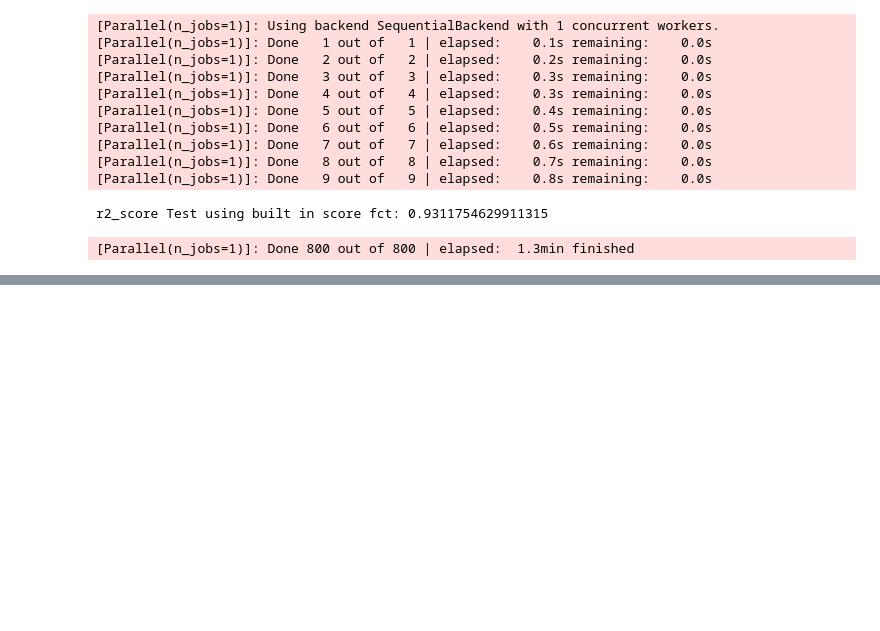
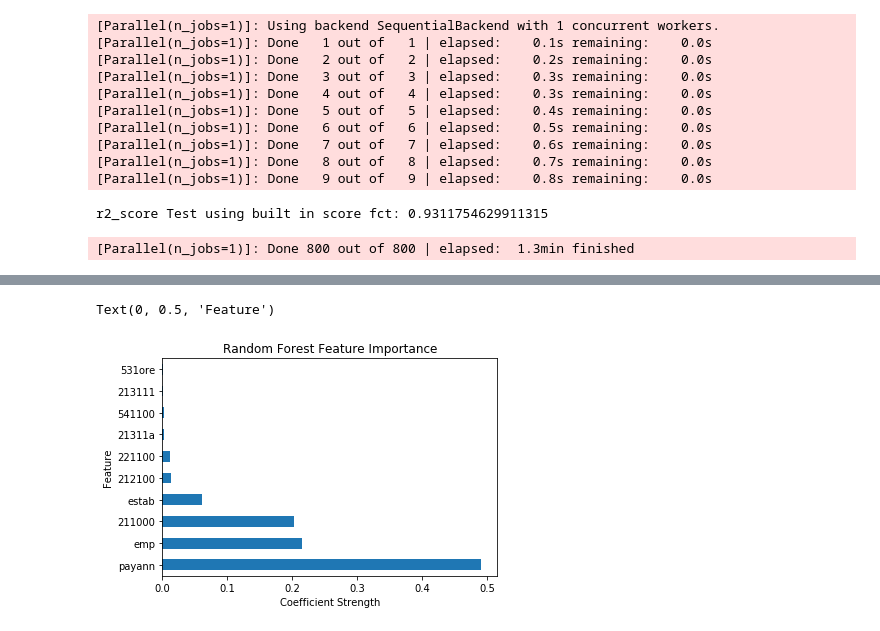
Before and after one commit to Merrel/Cancer-Industry-Dashboard, a Jupyter notebook: feature_analysis/Predict_Environemental_factors_from_industry_changes_Random_Forest_scaled.ipynb, the cells around one changed output, grey strips where cells are left out. Drawn from its saved outputs; the diff is of its cells as text; code cells hidden in the pictures; blank space fills up the shorter version.

```diff
--- a/feature_analysis/Predict_Environemental_factors_from_industry_changes_Random_Forest_scaled.ipynb
+++ b/feature_analysis/Predict_Environemental_factors_from_industry_changes_Random_Forest_scaled.ipynb
@@ -489 +342,11 @@ r2_score Test using built in score fct: 0.9311754629911315
+# %%
+ind = np.argsort(rf_random.best_estimator_.feature_importances_)[::-1]
+imp = rf_random.best_estimator_.feature_importances_[ind][:10]
+cols =x1.columns[ind][:10]
+pl = pd.Series(imp, index=cols).plot(kind='barh', title='Random Forest Feature Importance')
+pl.set_xlabel("Coefficient Strength")
+pl.set_ylabel("Feature")
+# %% [output]
+Text(0, 0.5, 'Feature')
+[figure, added]
 # %%
```
Also changed, not shown: parts of 7 cells of this notebook, 1 other file.
